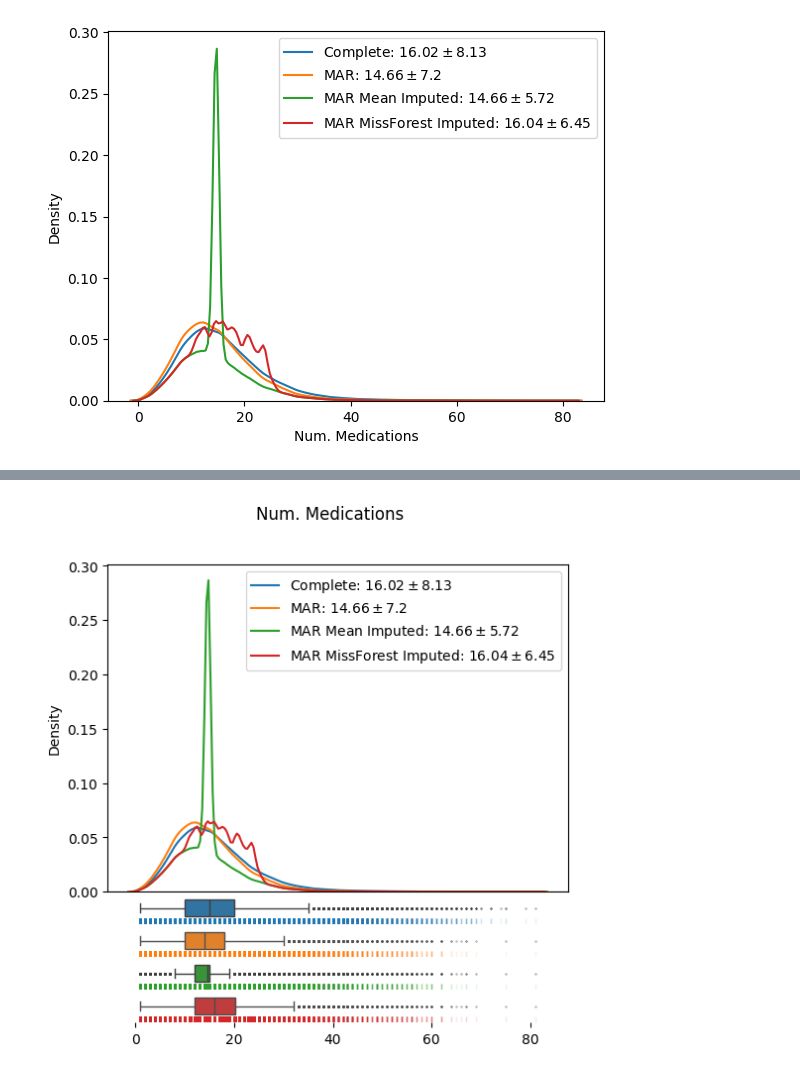
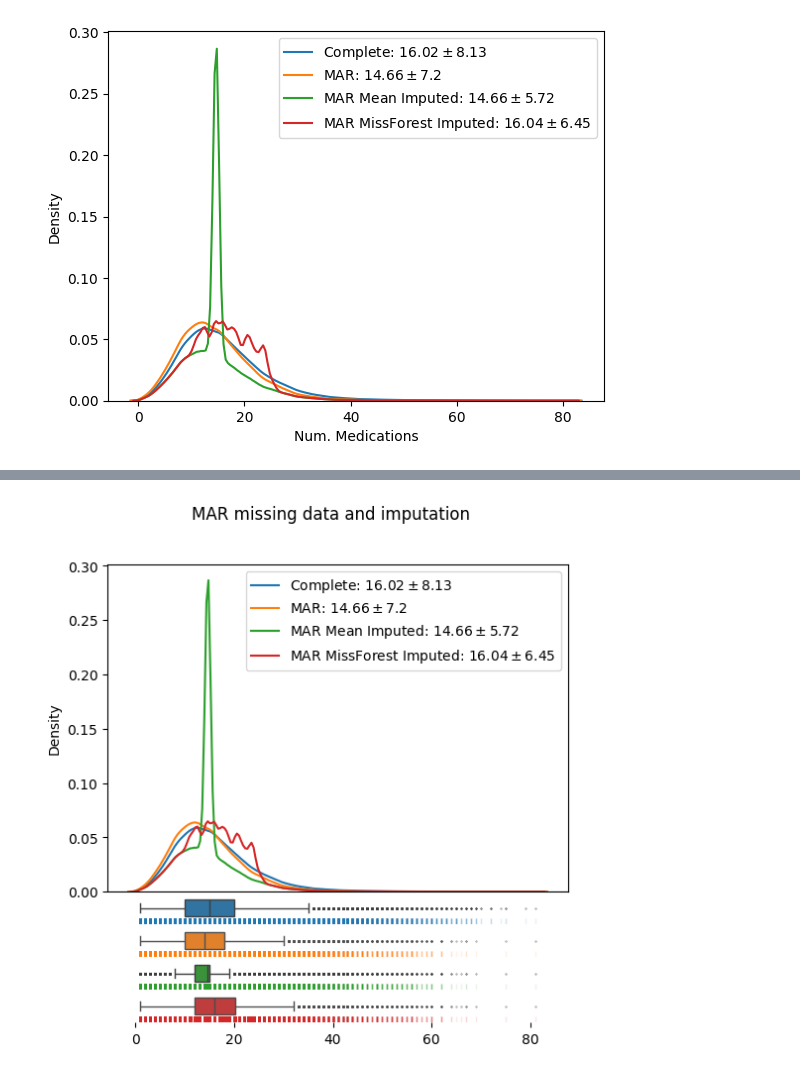
Before and after one commit to theislab/ehrapy-reproducibility, a Jupyter notebook: Supplementary_Figure_X/notebooks/missing-data_imputation_bias.ipynb, the cells around one changed output, grey strips where cells are left out. Drawn from its saved outputs; the diff is of its cells as text; code cells hidden in the pictures.

```diff
--- a/Supplementary_Figure_X/notebooks/missing-data_imputation_bias.ipynb
+++ b/Supplementary_Figure_X/notebooks/missing-data_imputation_bias.ipynb
@@ -311,7 +309,7 @@ plt.legend()
 [figure]
 # %%
 labels = ("Complete", "MCAR", "MCAR Mean Imputed")
-adatas = (adata, adata_mcar, adata_mar_mean_imputed)
+adatas = (adata, adata_mcar, adata_mcar_mean_imputed)
 colors = sns.color_palette("tab10")[:len(adatas)]
 
 height_ratios = [10] + [1] * len(adatas)
@@ -359,7 +357,7 @@ for i, (color, label, data) in enumerate(zip(colors, labels, adatas)):
     if i > 0:
         axes[i+1].spines["top"].set_visible(False)
 
-fig.suptitle("Num. Medications", )
+fig.suptitle("MCAR missing data and imputation", )
 axes[0].legend()
 
 plt.savefig("missing-data_imputation_bias_mcar.png", dpi=300, bbox_inches="tight")
@@ -392,35 +390,35 @@ for i, (color, label, data) in enumerate(zip(colors, labels, adatas)):
         label=f"{label}: {stat_string}",
     )
     sns.boxplot(
         x=data[:, data.var_names==VAR_OF_INTEREST].X.flatten(),
         orient="h",
         color=color,
         ax=axes[i + 1],
         width=0.25,
         fliersize=0.3
     )
     sns.rugplot(
         x=data[:, data.var_names==VAR_OF_INTEREST].X.flatten(),
         color=color,
         alpha=0.1,
         ax=axes[i + 1],
         height=0.2
     )
 
     axes[i+1].spines["right"].set_visible(False)
     axes[i+1].spines["left"].set_visible(False)
     axes[i+1].spines["bottom"].set_visible(False)
     axes[i+1].set_yticks([])
 
     if i > 0:
         axes[i+1].spines["top"].set_visible(False)
 
-fig.suptitle("Num. Medications", )
+fig.suptitle("MAR missing data and imputation", )
 axes[0].legend()
 
 plt.savefig("missing-data_imputation_bias_mar.png", dpi=300, bbox_inches="tight")
 # %% [output]
-[figure, old version]
+[figure, new version]
 # %%
 fig, axs = plt.subplots(1, 3, gridspec_kw={"wspace": 1.0}, figsize=(10, 5))
 
```
Also changed, not shown: parts of 10 cells of this notebook, 4 other files.
